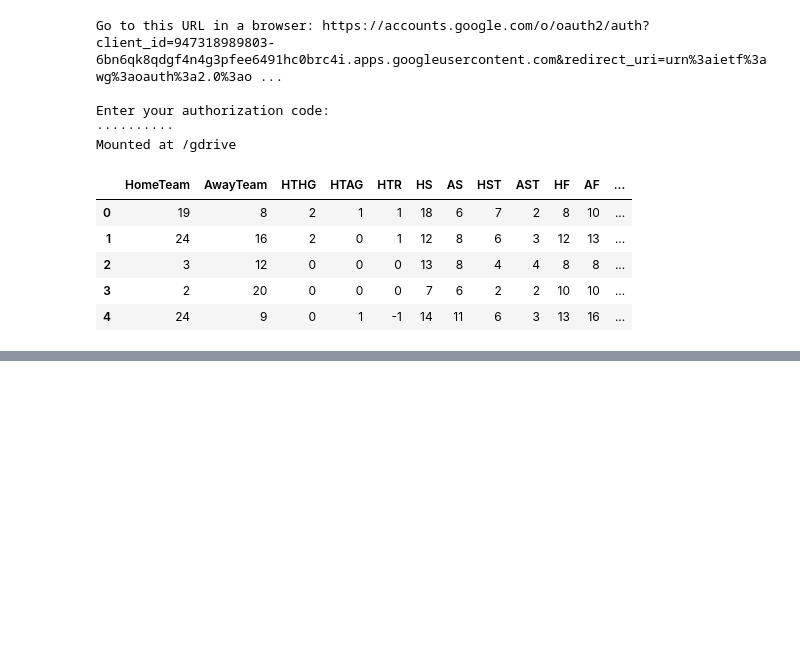
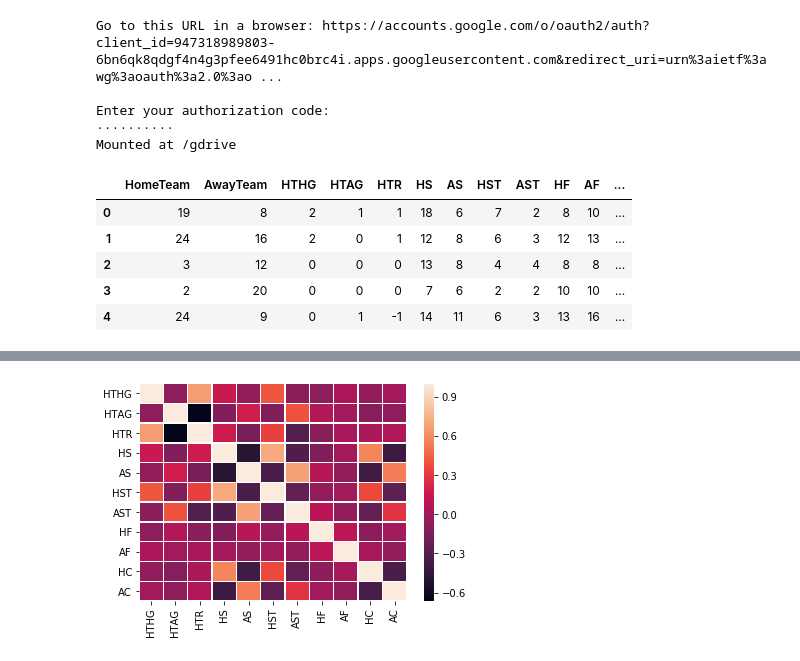
Before and after one commit to SonAlexLe/Data-Project, a Jupyter notebook: Data_Project.ipynb, the cells around one changed output, grey strips where cells are left out. Cells and saved outputs as stored; diff of their text form; code cells hidden in the pictures; blank space fills up the shorter version.

```diff
--- a/Data_Project.ipynb
+++ b/Data_Project.ipynb
@@ -61,0 +54,11 @@ scaled_df = preprocessing.scale(df)
+# %%
+# corr_mat=df_train_x.corr()
+corr_mat = df_train.corr()
+# corr_mat.sort_values(by=['FTG'],ascending=False)
+# %%
+ax = sns.heatmap(corr_mat,linewidth=0.5)
+bottom, top = ax.get_ylim()
+ax.set_ylim(bottom + 0.5, top - 0.5) # fix heatmap broken by matplotlib, IMPORTANT
+plt.show()
+# %% [output]
+[figure, added]
```
Also changed, not shown: parts of 26 cells of this notebook.
